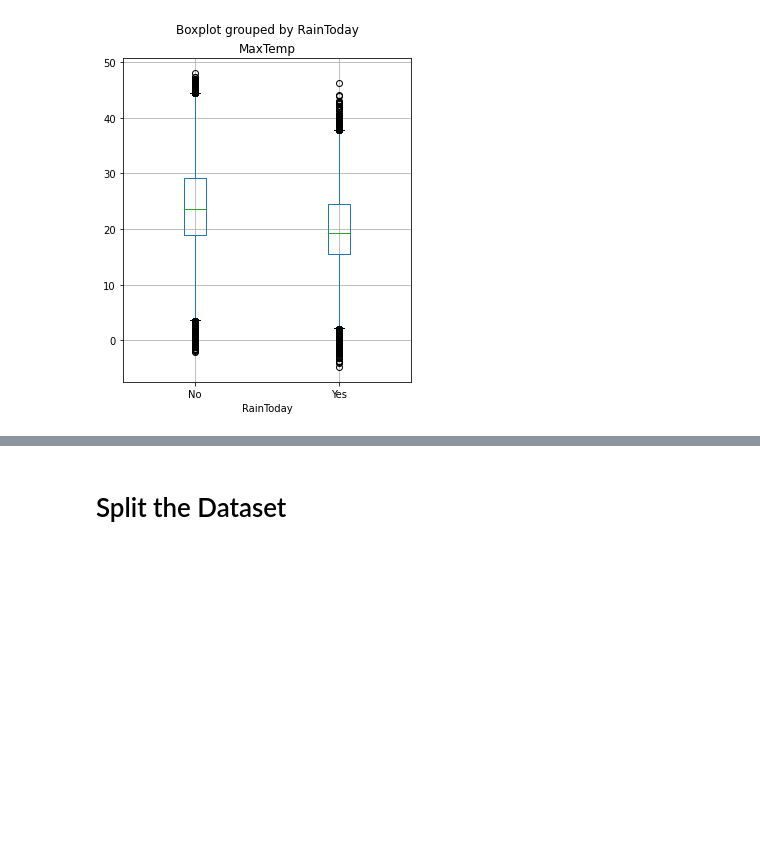
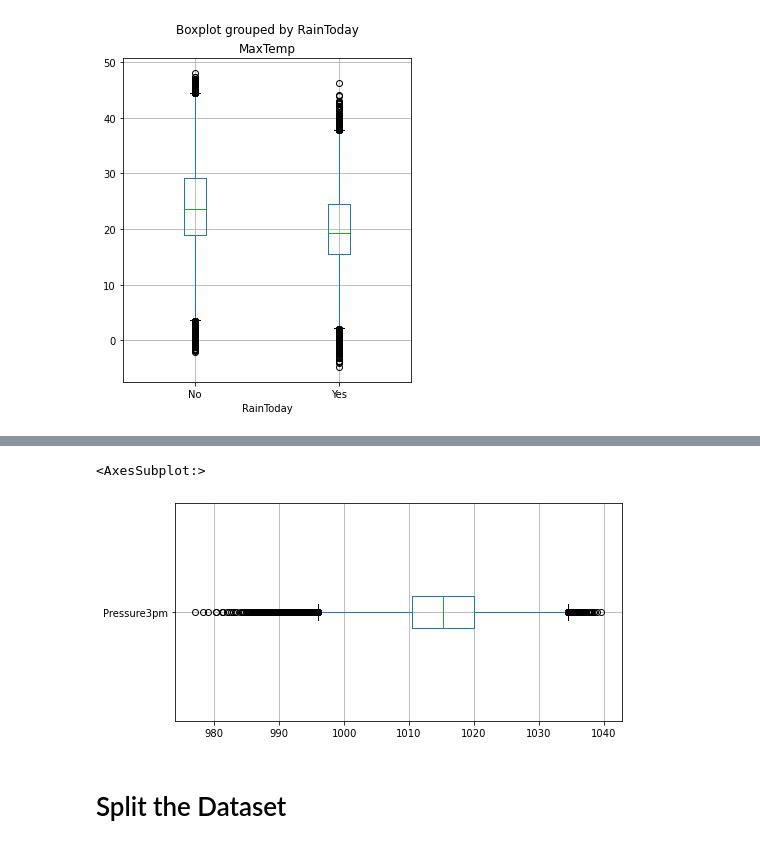
Before and after one commit to sandamaligeethika/ML_Assignment2_IT19120058_IT19120294_IT19147956, a Jupyter notebook: Assignment2.ipynb, the cells around one changed output, grey strips where cells are left out. Cells and saved outputs as stored; diff of their text form; code cells hidden in the pictures; blank space fills up the shorter version.

```diff
--- a/Assignment2.ipynb
+++ b/Assignment2.ipynb
@@ -125,3 +141,9 @@ dataset.boxplot(column='MaxTemp', by='RainToday', figsize=(5,6))
+# %%
+# Generating a boxplot for single column
+raindata.boxplot(column='Pressure3pm', figsize=(8,4), vert=False)
+# %% [output]
+<AxesSubplot:>
+[figure, added]
 # %% [markdown]
 # Split the Dataset
 # %%
```
Also changed, not shown: parts of 28 cells of this notebook.
